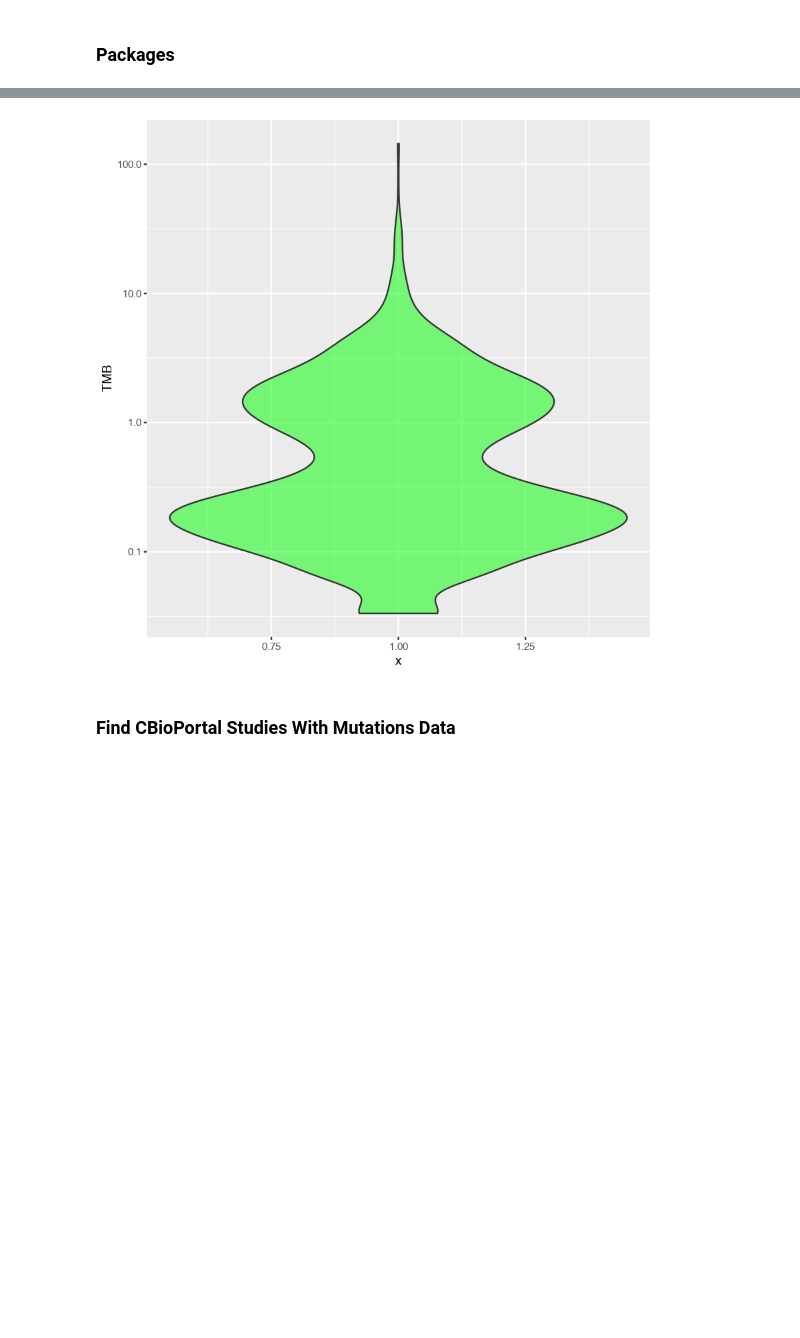
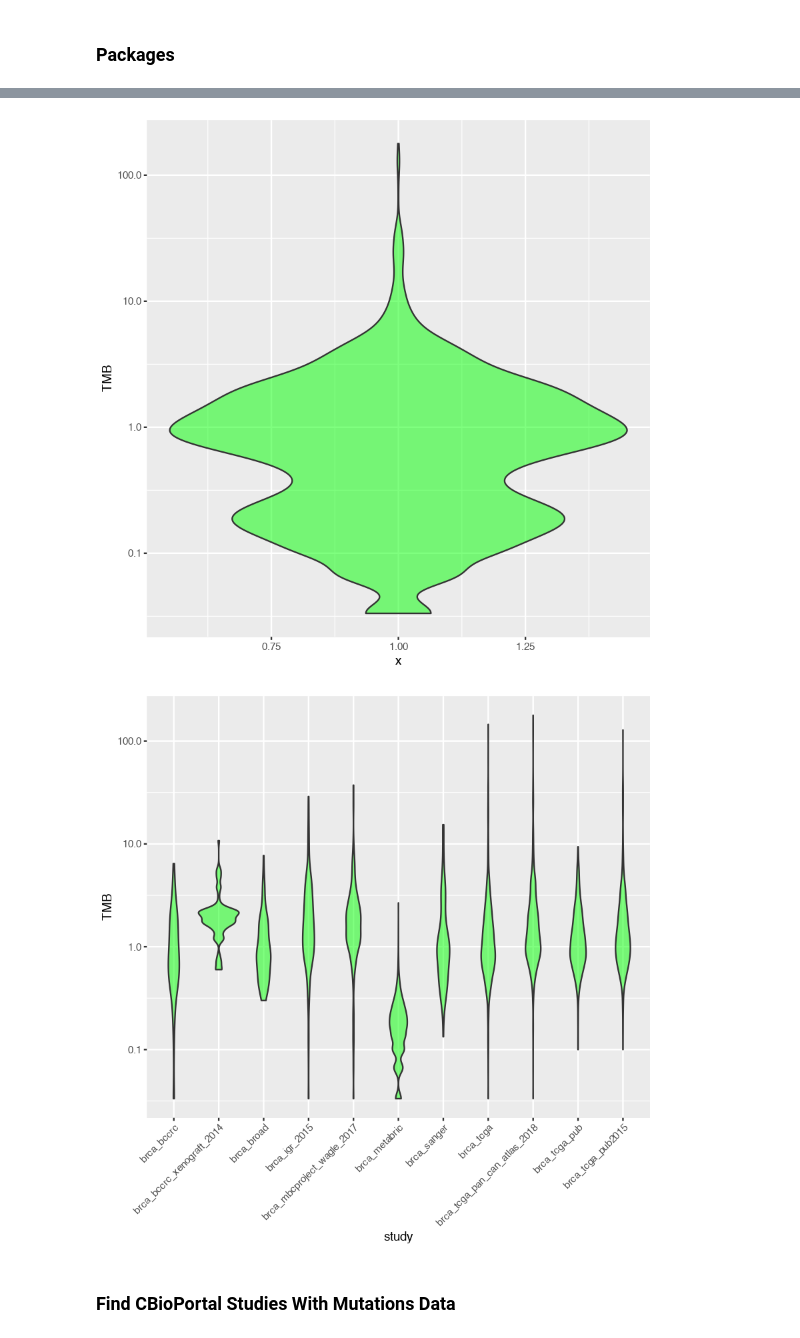
Before and after one commit to cobrbra/ccg, a Jupyter notebook: Code/TMB_Calculator.ipynb, the cells around one changed output, grey strips where cells are left out. Drawn from its saved outputs; the diff is of its cells as text; code cells hidden in the pictures; blank space fills up the shorter version.

```diff
--- a/Code/TMB_Calculator.ipynb
+++ b/Code/TMB_Calculator.ipynb
@@ -120,5 +47,5 @@ path_name <- "/Volumes/CCG8/processed_data"
 # %%
-lung_data <- cbio_getData(path_name, cancer_type = "nsclc")
+breast_data <- cbio_getData(path_name, cancer_type = "brca", test = FALSE)
 # %% [output]
 Parsed with column specification:
 cols(
@@ -225,2 +126,0 @@ cols(
-# %%
-breast_data <- cbio_getData(path_name, cancer_type = "brca")
@@ -318,8 +127,15 @@ Warning message:
 # %%
-breast_data[[3]] %>%
+breast_data %>%
     TMB_Calc() %>%
-    ggplot(aes(x = 1, y = TMB)) + geom_violin(alpha = 0.5, fill = "green") + scale_y_log10()
+    ggplot(aes(x = 1, y = TMB)) + geom_violin(alpha = 0.5, fill = "green") +
+    scale_y_log10()
+
+breast_data %>%
+    TMB_Calc() %>%
+    ggplot(aes(x = study, y = TMB)) + geom_violin(alpha = 0.5, fill = "green") +
+    scale_y_log10() + theme(axis.text.x = element_text(angle = 45, hjust = 1))
 # %% [output]
-[figure, old version]
+[figure, new version]
+[figure, added]
 # %% [markdown]
 ###  Find CBioPortal Studies With Mutations Data
```
Also changed, not shown: parts of 26 cells of this notebook, 2 other files.
